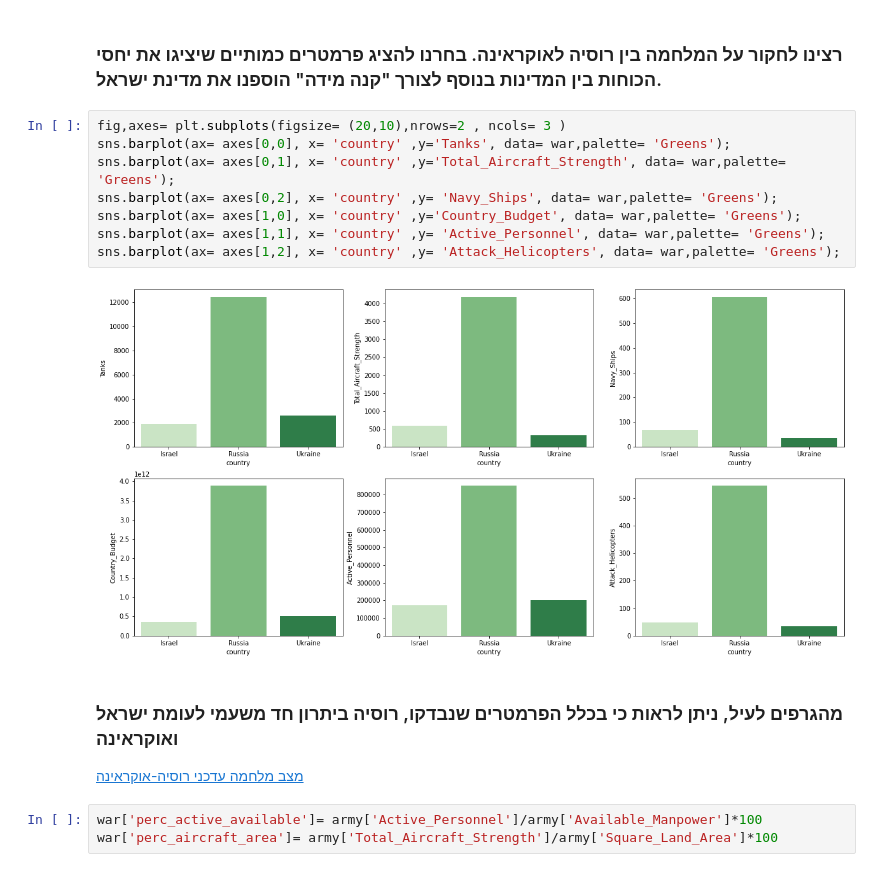
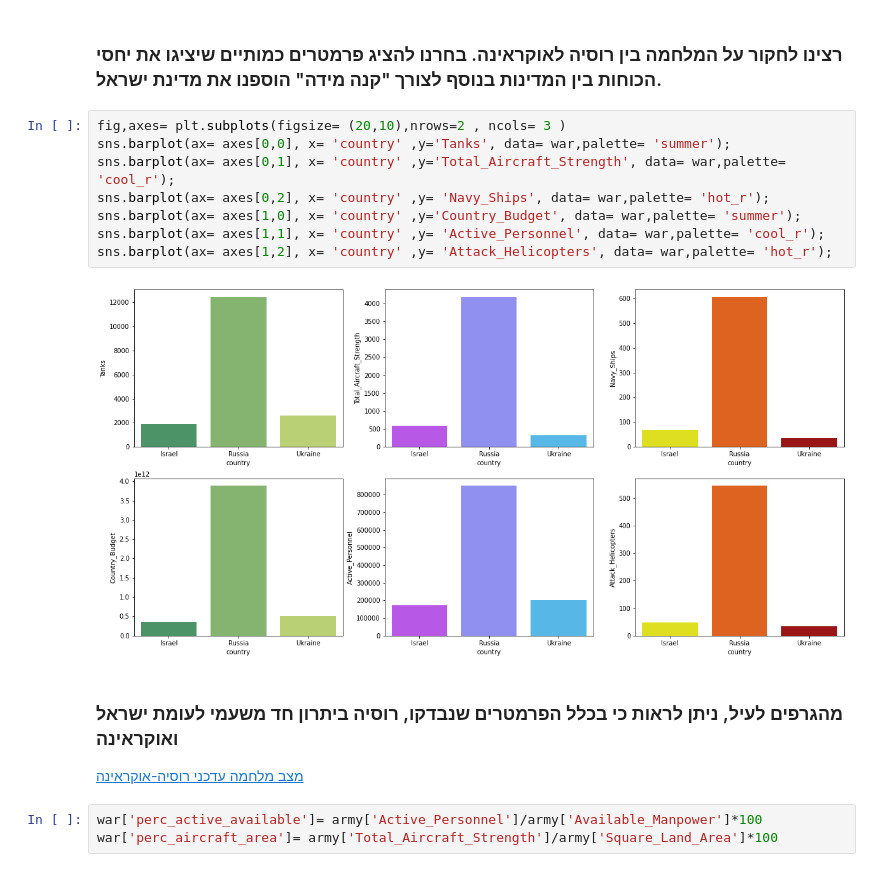
Before and after one commit to mayas9/army-project, a Jupyter notebook: project.ipynb, the cells around one changed output. Drawn from its saved outputs; the diff is of its cells as text.

```diff
--- a/project.ipynb
+++ b/project.ipynb
@@ -117,16 +116,16 @@ war= army[(army['country']== 'Russia') | (army['country']== 'Ukraine')|(army['co
 ### <div dir="rtl">רצינו לחקור על המלחמה בין רוסיה לאוקראינה. בחרנו להציג פרמטרים כמותיים שיציגו את יחסי הכוחות בין המדינות בנוסף לצורך "קנה מידה" הוספנו את מדינת ישראל.
 # %%
 fig,axes= plt.subplots(figsize= (20,10),nrows=2 , ncols= 3 )
-sns.barplot(ax= axes[0,0], x= 'country' ,y='Tanks', data= war,palette= 'Greens');
-sns.barplot(ax= axes[0,1], x= 'country' ,y='Total_Aircraft_Strength', data= war,palette= 'Greens');
-sns.barplot(ax= axes[0,2], x= 'country' ,y= 'Navy_Ships', data= war,palette= 'Greens');
-sns.barplot(ax= axes[1,0], x= 'country' ,y='Country_Budget', data= war,palette= 'Greens');
-sns.barplot(ax= axes[1,1], x= 'country' ,y= 'Active_Personnel', data= war,palette= 'Greens');
-sns.barplot(ax= axes[1,2], x= 'country' ,y= 'Attack_Helicopters', data= war,palette= 'Greens');
+sns.barplot(ax= axes[0,0], x= 'country' ,y='Tanks', data= war,palette= 'summer');
+sns.barplot(ax= axes[0,1], x= 'country' ,y='Total_Aircraft_Strength', data= war,palette= 'cool_r');
+sns.barplot(ax= axes[0,2], x= 'country' ,y= 'Navy_Ships', data= war,palette= 'hot_r');
+sns.barplot(ax= axes[1,0], x= 'country' ,y='Country_Budget', data= war,palette= 'summer');
+sns.barplot(ax= axes[1,1], x= 'country' ,y= 'Active_Personnel', data= war,palette= 'cool_r');
+sns.barplot(ax= axes[1,2], x= 'country' ,y= 'Attack_Helicopters', data= war,palette= 'hot_r');
 # %% [output]
-[figure, old version]
+[figure, new version]
 # %% [markdown]
-### מהגרפים לעיל, ניתן לראות כי בכלל הפרמטרים שנבדקו, רוסיה ביתרון חד משעמי לעומת ישראל ואוקראינה
+### <div dir="rtl">מהגרפים לעיל, ניתן לראות כי בכלל הפרמטרים שנבדקו, רוסיה ביתרון חד משעמי לעומת ישראל ואוקראינה
 [מצב מלחמה עדכני רוסיה-אוקראינה](https://makospecial.co.il/ukrainewar)
 # %%
 war['perc_active_available']= army['Active_Personnel']/army['Available_Manpower']*100
```
Also changed, not shown: parts of 21 cells of this notebook.
